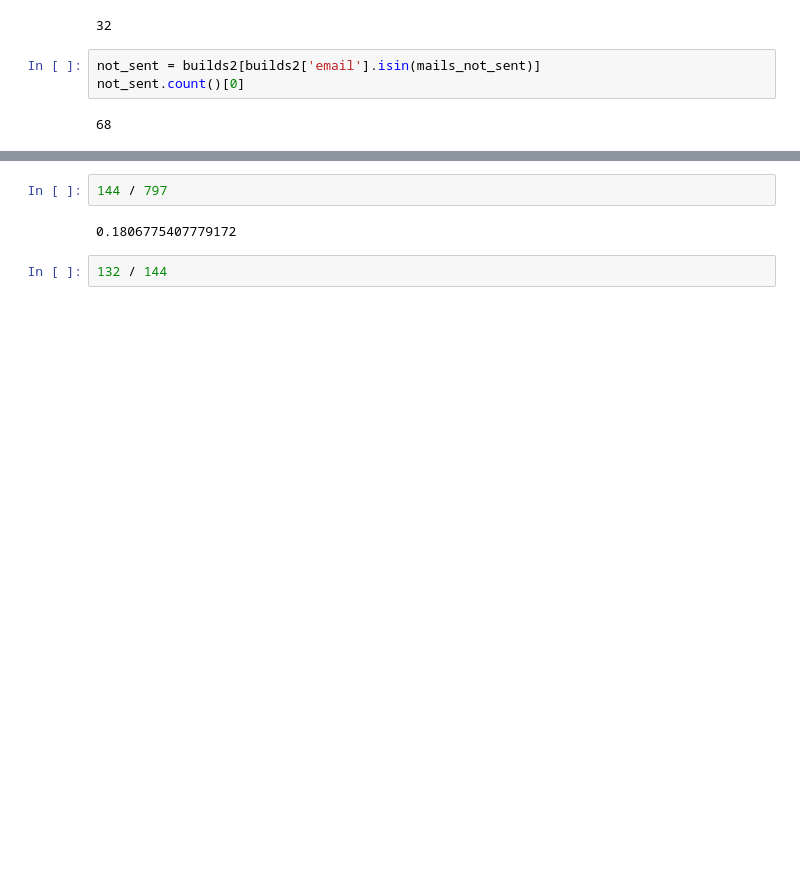
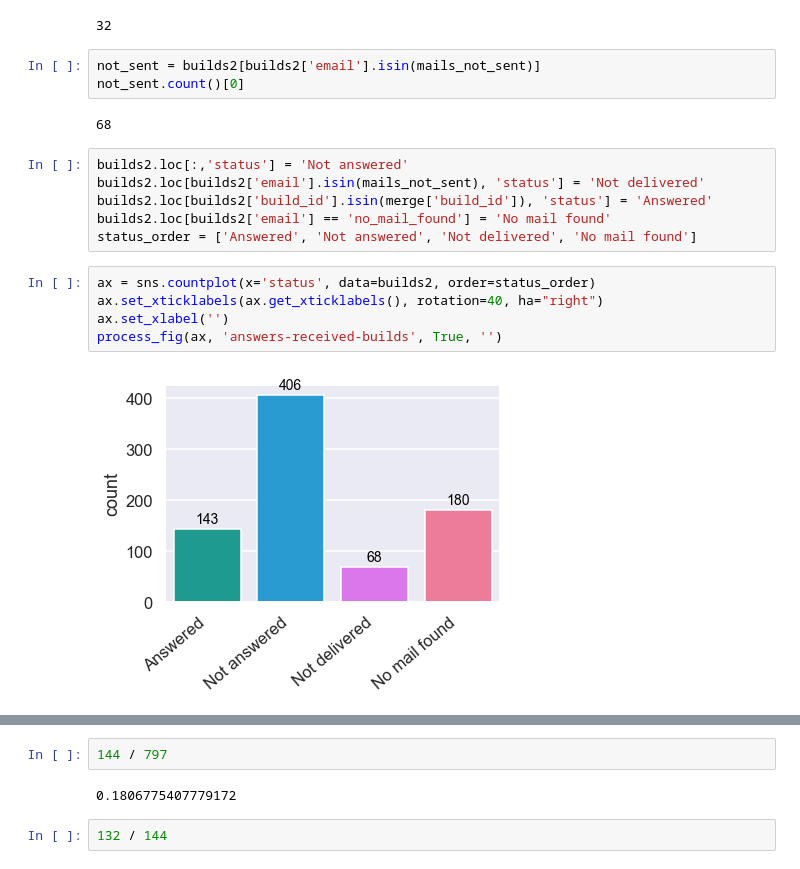
Before and after one commit to lacinoire/master-thesis, a Jupyter notebook: evaluation/results/dev_mails_data_analysis.ipynb, the cells around one changed output, grey strips where cells are left out. Cells and saved outputs as stored; diff of their text form; blank space fills up the shorter version.

```diff
--- a/evaluation/results/dev_mails_data_analysis.ipynb
+++ b/evaluation/results/dev_mails_data_analysis.ipynb
@@ -122,3 +154,16 @@ not_sent = builds2[builds2['email'].isin(mails_not_sent)]
 not_sent.count()[0]
 # %% [output]
 68
+# %%
+builds2.loc[:,'status'] = 'Not answered'
+builds2.loc[builds2['email'].isin(mails_not_sent), 'status'] = 'Not delivered'
+builds2.loc[builds2['build_id'].isin(merge['build_id']), 'status'] = 'Answered'
+builds2.loc[builds2['email'] == 'no_mail_found'] = 'No mail found'
+status_order = ['Answered', 'Not answered', 'Not delivered', 'No mail found']
+# %%
+ax = sns.countplot(x='status', data=builds2, order=status_order)
+ax.set_xticklabels(ax.get_xticklabels(), rotation=40, ha="right")
+ax.set_xlabel('')
+process_fig(ax, 'answers-received-builds', True, '')
+# %% [output]
+[figure, added]
```
Also changed, not shown: parts of 14 cells of this notebook, 6 other files.
